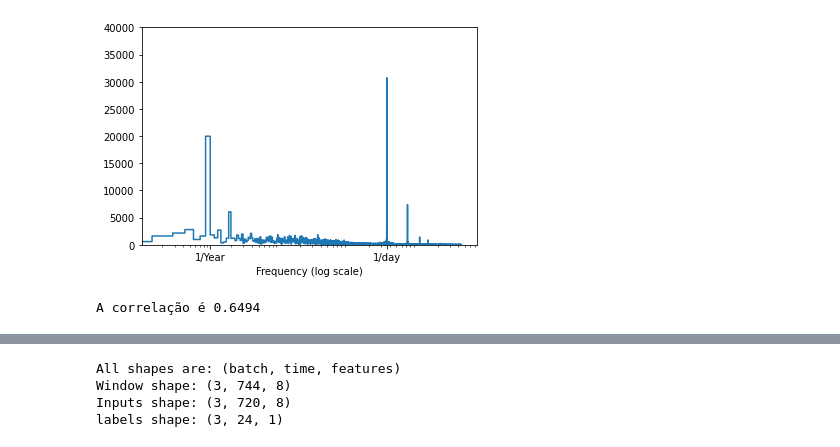
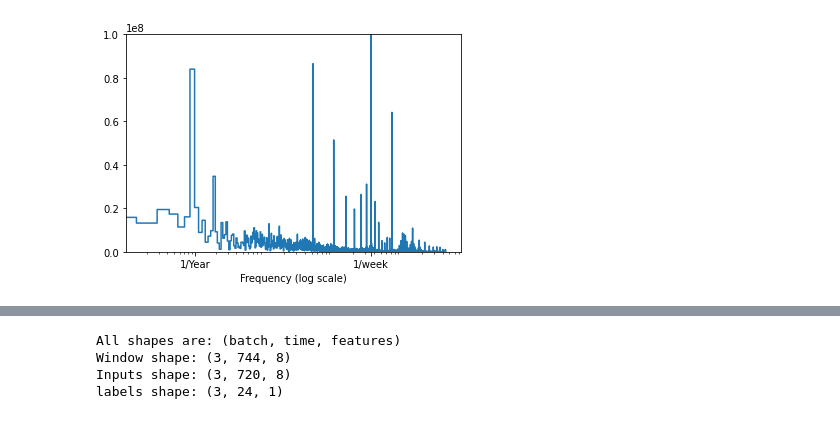
Before and after one commit to Abonvicine/ESTUDOS---Gerais, a Jupyter notebook: TG_Previsão_de_carga.ipynb, the cells around one changed output, grey strips where cells are left out. Drawn from its saved outputs; the diff is of its cells as text; code cells hidden in the pictures.

```diff
--- a/TG_Previsão_de_carga.ipynb
+++ b/TG_Previsão_de_carga.ipynb
@@ -85,26 +100,19 @@ def baseNormalizer(dataset, normalizer, normalize_fit = True):
 # %%
-historico, correlation = basePreprocessing(historicoCarga,historicoTemperatura)
-historico, normalizadorCarga, normalizadorTemp = baseNormalizer(historico,StandardScaler())
+historico, timestamp = basePreprocessing(historicoCarga,historicoTemperatura)
 historico = historico.dropna()
 
 cols = [
-    'Year',
-    'Month',
-    'Day',
-    'Hora',
+    'Date',
+    'Day sin',
+    'Day cos',
+    'Week sin',
+    'Week cos',
+    'Year sin',
+    'Year cos',
     'Carga',
-    'Carga D-1',
     'Temperatura',
-    'Carga_Var',
-    'Temp_Var',
-    'Dia_0',
-    'Dia_1',
-    'Dia_2',
-    'Dia_3',
-    'Dia_4',
-    'Dia_5',
-    'Dia_6']
+    ]
 
 historico = historico[cols]
 base = historico.values
-historico.describe().transpose()
+historico
@@ -138,21 +152,20 @@ Text(0, 0.5, 'Temperatura [°C]')
 # %%
-fft = tf.signal.rfft(historico['Temperatura'])
+fft = tf.signal.rfft(historico['Carga'])
 f_per_dataset = np.arange(0, len(fft))
-n_samples_h = len(historico['Temperatura'])
+
+n_samples_h = len(historico['Carga'])
+
 hours_per_year = 24*365.2524
+
 years_per_dataset = n_samples_h/(hours_per_year)
 
 f_per_year = f_per_dataset/years_per_dataset
 plt.step(f_per_year, np.abs(fft))
 
 plt.xscale('log')
-plt.ylim(0, 40000)
+plt.ylim(0, 10e7)
 plt.xlim([0.1, max(plt.xlim())])
-plt.xticks([1, 365.2524], labels=['1/Year', '1/day'])
+plt.xticks([1, 365.2524], labels=['1/Year','1/week', '1/day'])
 _ = plt.xlabel('Frequency (log scale)')
 # %% [output]
-[figure, old version]
+[figure, new version]
-# %%
-print(f"A correlação é {round(correlation,4)}")
-# %% [output]
-A correlação é 0.6494
```
Also changed, not shown: parts of 37 cells of this notebook.
